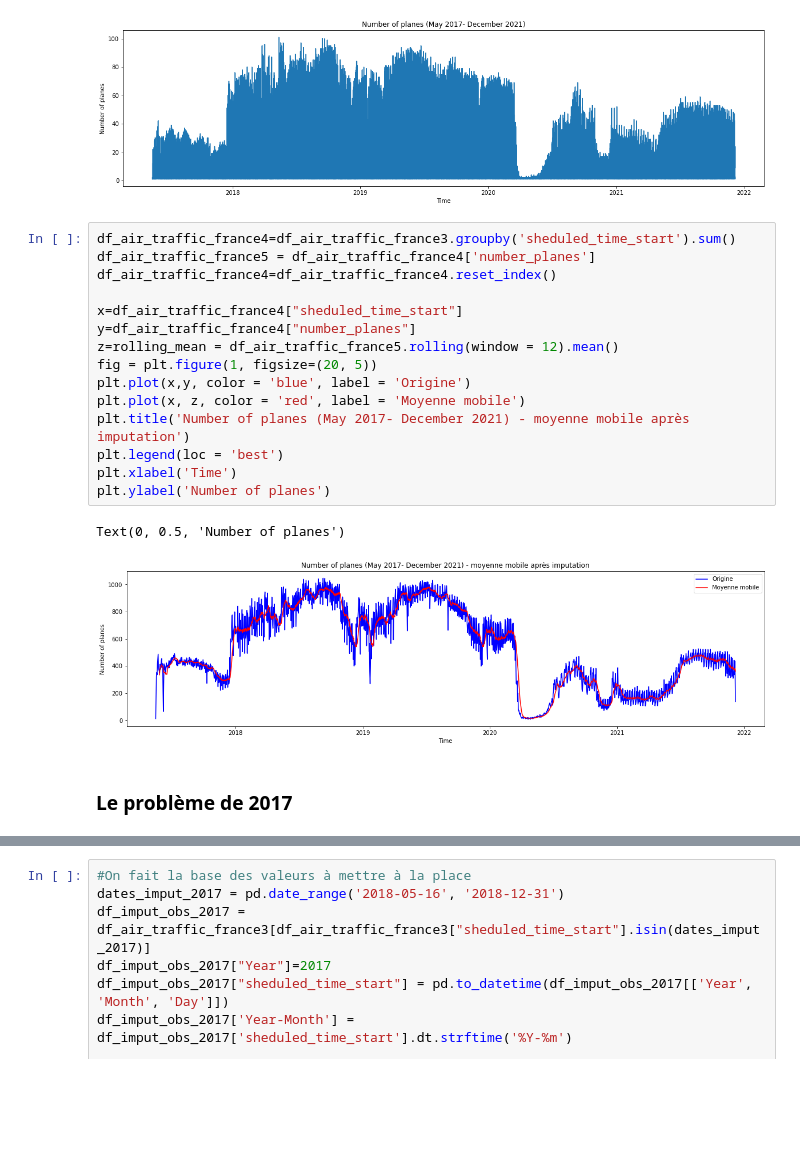
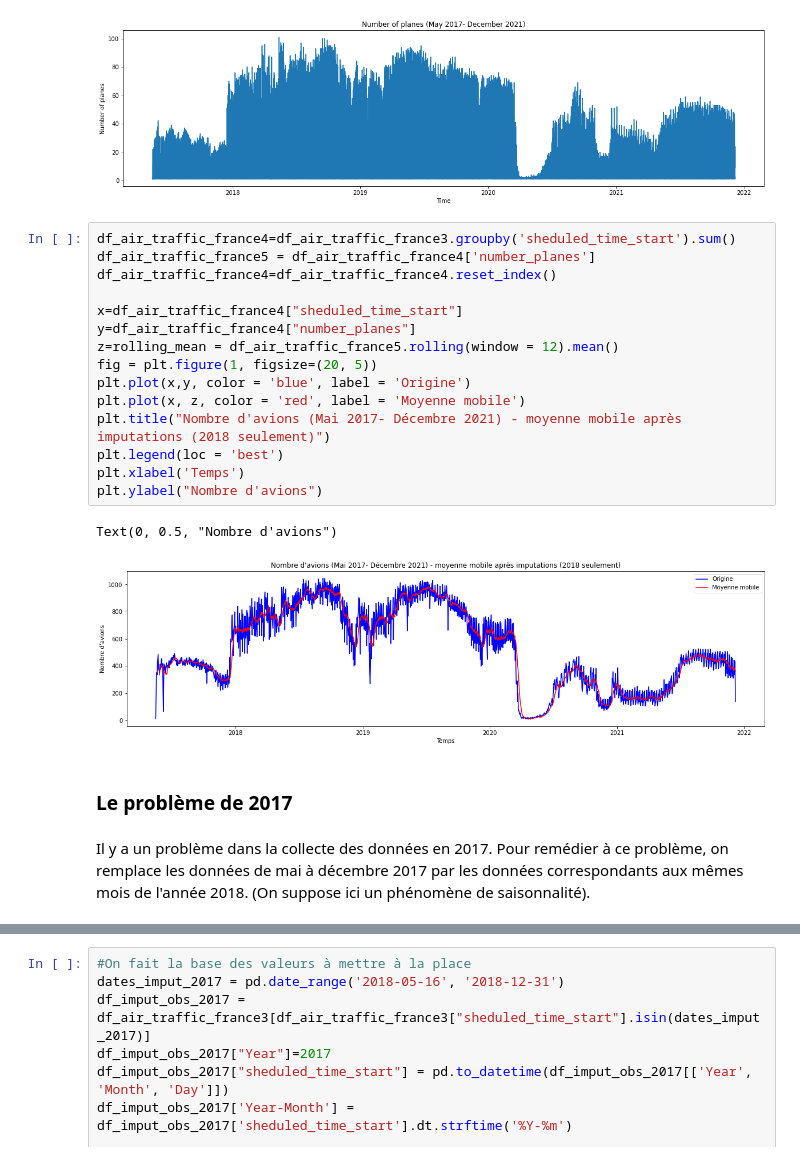
Before and after one commit to julienowack/stat_app, a Jupyter notebook: Valeurs manquantes.ipynb, the cells around one changed output, grey strips where cells are left out. Saved outputs shown, nothing was run; the diff lists cells and outputs as text; blank space fills up the shorter version.

```diff
--- a/Valeurs manquantes.ipynb
+++ b/Valeurs manquantes.ipynb
@@ -348,23 +343,25 @@ Text(0, 0.5, 'Number of planes')
 # %%
 df_air_traffic_france4=df_air_traffic_france3.groupby('sheduled_time_start').sum()
 df_air_traffic_france5 = df_air_traffic_france4['number_planes']
 df_air_traffic_france4=df_air_traffic_france4.reset_index()
 
 x=df_air_traffic_france4["sheduled_time_start"]
 y=df_air_traffic_france4["number_planes"]
 z=rolling_mean = df_air_traffic_france5.rolling(window = 12).mean()
 fig = plt.figure(1, figsize=(20, 5))
 plt.plot(x,y, color = 'blue', label = 'Origine')
 plt.plot(x, z, color = 'red', label = 'Moyenne mobile')
-plt.title('Number of planes (May 2017- December 2021) - moyenne mobile après imputation')
+plt.title("Nombre d'avions (Mai 2017- Décembre 2021) - moyenne mobile après imputations (2018 seulement)")
 plt.legend(loc = 'best')
-plt.xlabel('Time')
-plt.ylabel('Number of planes')
+plt.xlabel('Temps')
+plt.ylabel("Nombre d'avions")
 # %% [output]
-Text(0, 0.5, 'Number of planes')
+Text(0, 0.5, "Nombre d'avions")
-[figure, old version]
+[figure, new version]
 # %% [markdown]
 ### Le problème de 2017
+# %% [markdown]
+Il y a un problème dans la collecte des données en 2017. Pour remédier à ce problème, on remplace les données de mai à décembre 2017 par les données correspondants aux mêmes mois de l'année 2018. (On suppose ici un phénomène de saisonnalité).
 # %%
 #On supprime les anciennes valeurs
 pb_2017 = pd.date_range('2017-05-16', '2017-12-31')
```
Also changed, not shown: parts of 13 cells of this notebook.
